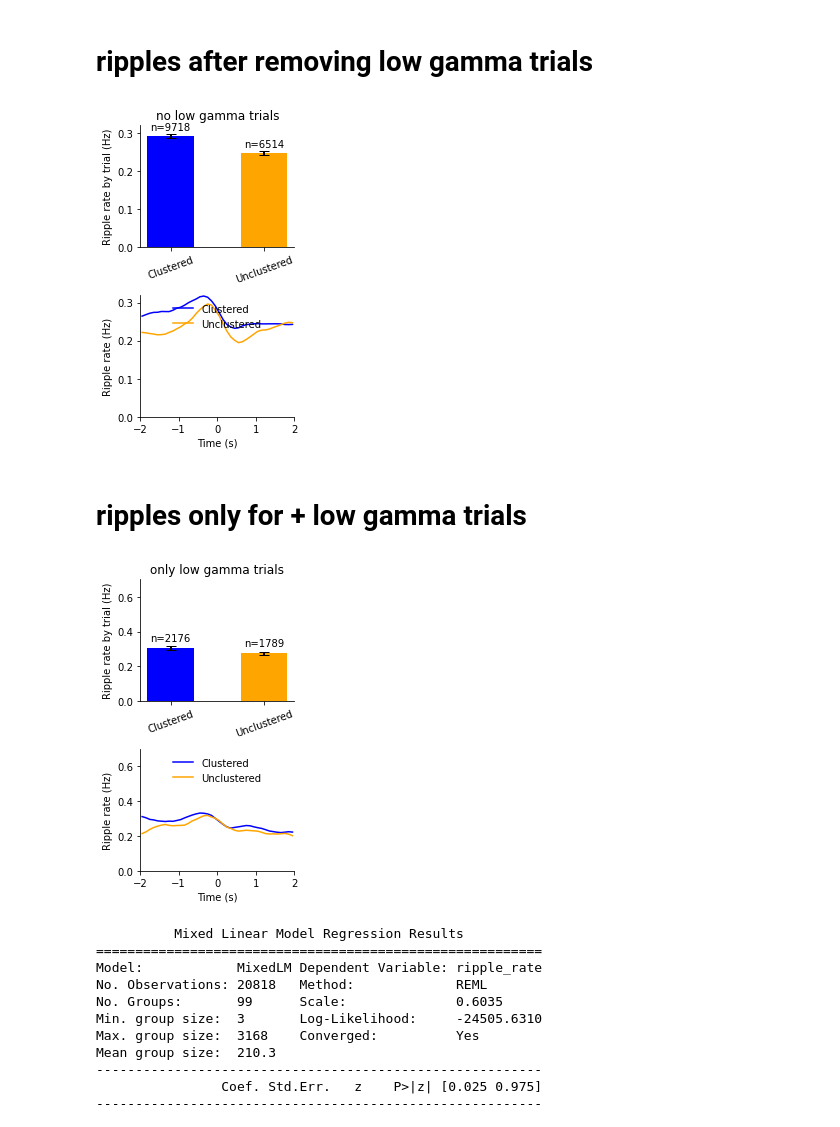
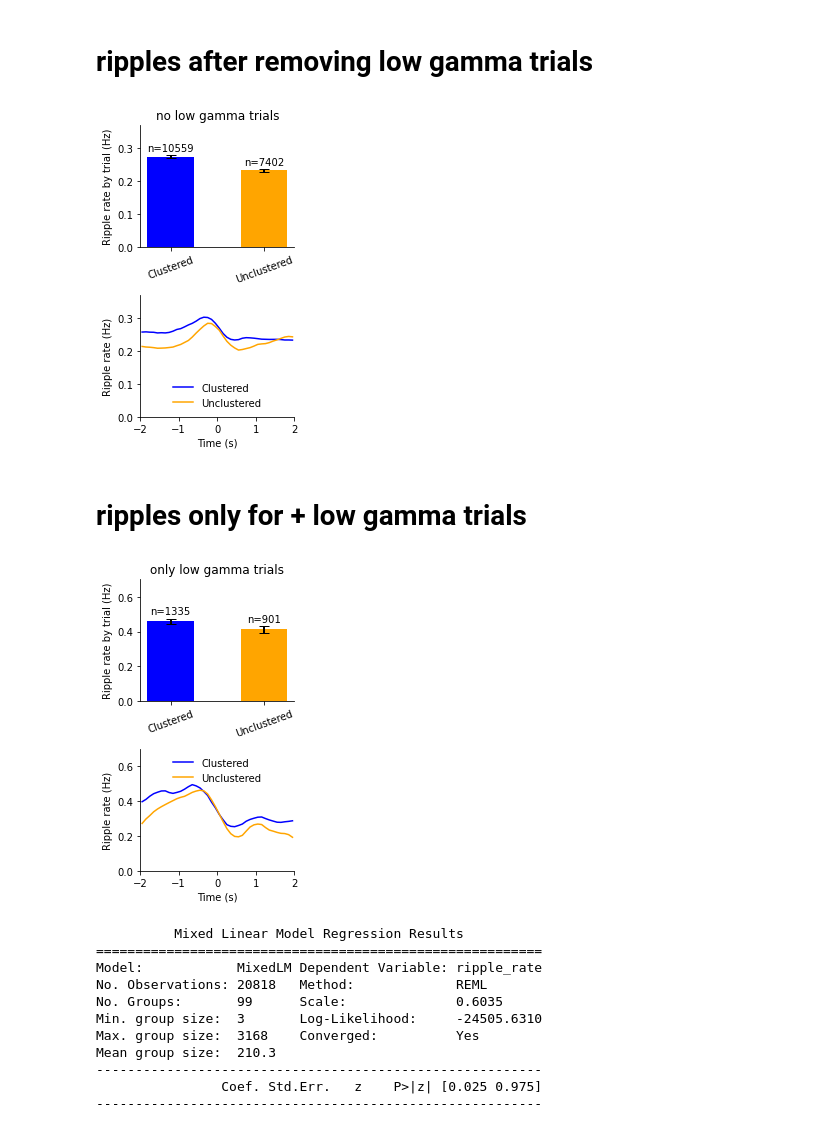
Before and after one commit to jjsakon/SWRrefactored, a Jupyter notebook: code/rippleVsGammaByElectrode.ipynb, the cells around one changed output. Saved outputs shown, nothing was run; the diff lists cells and outputs as text; code cells hidden in the pictures.

Commit message:
2024-08-19 fixed gamma offset issue was not accounting for 1000ms buffer at beginning of raw

```diff
--- a/code/rippleVsGammaByElectrode.ipynb
+++ b/code/rippleVsGammaByElectrode.ipynb
@@ -54,14 +61,12 @@ savePath = f'{base}/figures/'
 
 # 1 for encoding, 0 for recall
 encoding_mode_arr = [0] #[0,1]
-freq_range_str_arr = [[33.5,75]] #[[33.5,75],[80,120]] #,[2,4],[7,9]] # [80,178]
+freq_range_str_arr = [[33.5,75],[80,120]] #[[33.5,75],[80,120]] #,[2,4],[7,9]] # [80,178]
 # these were selecetd to avoid 60 and 120 Hz using np.logspace(np.log10(30),np.log10(75),10)
 
 # define frequency ranges
 buffer = 2000 # time in ms to buffer trials (for Morlet)
 
-plot_error_bars = True
-
 fs = 500 # sampling rate for raw data and ripples from createEventsForDF.py
 # %%
 for encoding_mode in encoding_mode_arr:
@@ -150,7 +145,7 @@ array(['R1004D', 'R1015J', 'R1024E', 'R1031M', 'R1032D', 'R1035M',
        'R1541T', 'R1542J', 'R1617S', 'R1627T', 'R1635T', 'R1640T',
        'R1670J', 'R1678T', 'R1680T'], dtype='<U6')
 # %%
-gamma_sd_thresh = 0.5
+gamma_sd_thresh = 1.5
 remove_first_recalls = 0 # if looking at recall might want to remove first recall of each list
 
 # select a patient?
@@ -166,18 +161,18 @@ np.unique(dd_trials['subj'][sub_idxs])
 # if recalls remove the intrusions
 if encoding_mode == 0:
     if remove_first_recalls:
-        sub_clust_idxs = (sub_idxs) & (clust!=0) & (dd_trials['recall_pos']!=1)
+        final_sub_idxs = (sub_idxs) & (clust!=0) & (dd_trials['recall_pos']!=1)
     else:
-        sub_clust_idxs = (sub_idxs) & (clust!=0)
+        final_sub_idxs = (sub_idxs) & (clust!=0)
 else:
-    sub_clust_idxs = sub_idxs
+    final_sub_idxs = sub_idxs
 
 # update each variable with indices
-sub_ripples = dd_trials['ripple'][sub_clust_idxs] # ripples are detected from -0.7 to 2.3 s @ 500 Hz
+sub_ripples = dd_trials['ripple'][final_sub_idxs] # ripples are detected from -0.7 to 2.3 s @ 500 Hz
 if power_z.ndim == 2:
     power_z = power_z[np.newaxis, :, :]
-sub_Zs = power_z[:,sub_clust_idxs,:]
-clust_subs = clust[sub_clust_idxs]
+sub_Zs = power_z[:,final_sub_idxs,:]
+sub_clust_ID = clust[final_sub_idxs]
 np.shape(sub_Zs)
 
 z_factor = sr_factor*10 # z_score was decimated 10x
@@ -187,7 +182,7 @@ if encoding_mode == 1:
     ripple_analysis_end = 1300 # time in ms
 
     # average z-score over time for same range as ripples
-    gamma_time_range = slice(int((1700+ripple_analysis_start)/z_factor),int((1700+ripple_analysis_end)/z_factor)) # +1700 since goes from -1.7 to 3.3 s
+    gamma_time_range = slice(int((2700+ripple_analysis_start)/z_factor),int((2700+ripple_analysis_end)/z_factor)) # +1700 since goes from -1.7 to 3.3 s
 
 elif encoding_mode == 0:
     ripple_start_offset = -2000 # ripple matrix 2000 ms on either side of recall
@@ -195,7 +190,7 @@ elif encoding_mode == 0:
     ripple_analysis_end = -100 # time in ms
 
     # average z-score over time for same range as ripples
-    gamma_time_range = slice(int((2000+ripple_analysis_start)/z_factor),int((2000+ripple_analysis_end)/z_factor)) # +2000 since goes from -3 to 3 s
+    gamma_time_range = slice(int((3000+ripple_analysis_start)/z_factor),int((3000+ripple_analysis_end)/z_factor)) # +2000 since goes from -3 to 3 s
 
 # check power > thresh in gamma time range
 z_low_gamma_trials = np.mean(sub_Zs[0,:,gamma_time_range],1)>gamma_sd_thresh
@@ -204,7 +199,7 @@ if np.shape(sub_Zs)[0]>1:
 
 ripple_trials = np.sum(sub_ripples[:,int((-ripple_start_offset+ripple_analysis_start)/sr_factor):
                                    int((-ripple_start_offset+ripple_analysis_end)/sr_factor)],1)>0
-print(f'{sum(ripple_trials)} trials have ripples which is {np.round(100*sum(ripple_trials)/sum(sub_clust_idxs),2)}% of total')
+print(f'{sum(ripple_trials)} trials have ripples which is {np.round(100*sum(ripple_trials)/sum(final_sub_idxs),2)}% of total')
 # %% [output]
 Number of trials: 23462 from the following subs:
 array(['R1004D', 'R1015J', 'R1024E', 'R1031M', 'R1032D', 'R1035M',
@@ -327,7 +471,7 @@ import matplotlib.gridspec as gridspec
 bin_size = 100  # in ms
 smoothing_triangle = 7  # triangular smoothing window width
 
-bar_ylimits = (0, 0.32)
+bar_ylimits = (0, 0.37)
 trial_select = ~z_low_gamma_trials
 
 
@@ -336,9 +480,9 @@ ripple_swarm_end = int((-ripple_start_offset+ripple_analysis_end)/sr_factor)
 ripple_swarm_duration = (ripple_analysis_end-ripple_analysis_start)/1000  # convert to seconds
 
 # Apply the clust variable to split data into clustered, unclustered, and not recalled
-clust_clustered = clust_subs > 1
-clust_unclustered = clust_subs < 0
-clust_not_recalled = clust_subs == 0
+clust_clustered = sub_clust_ID > 1
+clust_unclustered = sub_clust_ID < 0
+clust_not_recalled = sub_clust_ID == 0
 
 # Calculate ripple means and standard errors for each condition
 mean_ripple_clustered = np.sum(start_array[trial_select & clust_clustered, ripple_swarm_start:ripple_swarm_end], axis=1) / ripple_swarm_duration
@@ -400,35 +544,35 @@ for bar, n in zip(bars, n_trials):
 
 # Calculate PSTH for each group
 ripple_PSTH_clustered, bin_centers = fullPSTH(start_array[trial_select & clust_clustered], bin_size, smoothing_triangle, fs, ripple_start_offset)
 ripple_PSTH_unclustered, _ = fullPSTH(start_array[trial_select & clust_unclustered], bin_size, smoothing_triangle, fs, ripple_start_offset)
 ripple_PSTH_not_recalled, _ = fullPSTH(start_array[trial_select & clust_not_recalled], bin_size, smoothing_triangle, fs, ripple_start_offset)
 
 # Plot the PSTH for each group
 ax_psth = fig.add_subplot(gs[1, :])
 ax_psth.plot(bin_centers / 1000, ripple_PSTH_clustered, label='Clustered', color=palette['Clustered'])
 ax_psth.plot(bin_centers / 1000, ripple_PSTH_unclustered, label='Unclustered', color=palette['Unclustered'])
 if encoding_mode == 1:
     ax_psth.plot(bin_centers / 1000, ripple_PSTH_not_recalled, label='Not Recalled', color=palette['Not Recalled'])
     ax_psth.axvline(x=0.0, color='black', linestyle='--')
     ax_psth.axvline(x=1.6, color='black', linestyle='--')
     ax_psth.set_xlim(-0.25, 2.05)
 elif encoding_mode == 0:
     ax_psth.set_xlim(-2.0, 2.0)
 ax_psth.set_xlabel('Time (s)')
 ax_psth.set_ylim(0,bar_ylimits[1])
 ax_psth.set_ylabel('Ripple rate (Hz)')
 ax_psth.spines['right'].set_visible(False)
 ax_psth.spines['top'].set_visible(False)
 
 # Add legend to the bottom plot
-ax_psth.legend(loc='upper center', frameon=False)
+ax_psth.legend(loc='lower center', frameon=False)
 
 # Adjust layout
 plt.tight_layout()
 plt.show()
 a=1;
 # %% [output]
-[figure, old version]
+[figure, new version]
 # %% [markdown]
 # ripples only for + low gamma trials
 # %%
@@ -444,9 +588,9 @@ ripple_swarm_end = int((-ripple_start_offset+ripple_analysis_end)/sr_factor)
 ripple_swarm_duration = (ripple_analysis_end-ripple_analysis_start)/1000  # convert to seconds
 
 # Apply the clust variable to split data into clustered, unclustered, and not recalled
-clust_clustered = clust_subs > 1
-clust_unclustered = clust_subs < 0
-clust_not_recalled = clust_subs == 0
+clust_clustered = sub_clust_ID > 1
+clust_unclustered = sub_clust_ID < 0
+clust_not_recalled = sub_clust_ID == 0
 
 # Calculate ripple means and standard errors for each condition
 mean_ripple_clustered = np.sum(start_array[trial_select & clust_clustered, ripple_swarm_start:ripple_swarm_end], axis=1) / ripple_swarm_duration
@@ -536,7 +680,7 @@ plt.tight_layout()
 plt.show()
 a=1;
 # %% [output]
-[figure, old version]
+[figure, new version]
 # %%
 import statsmodels.api as sm
 from statsmodels.formula.api import mixedlm
```
Also changed, not shown: parts of 15 cells of this notebook, 1 other file.
